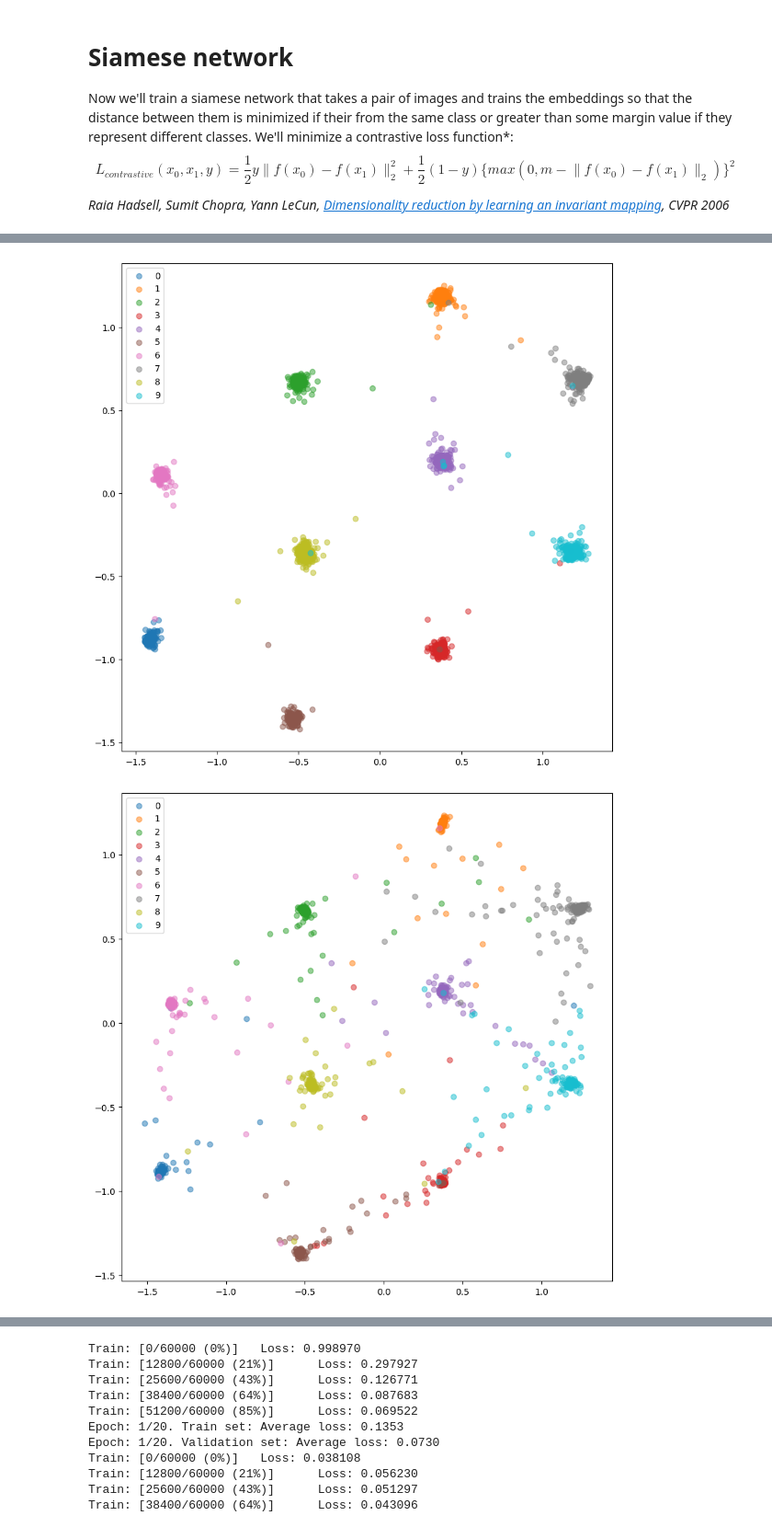
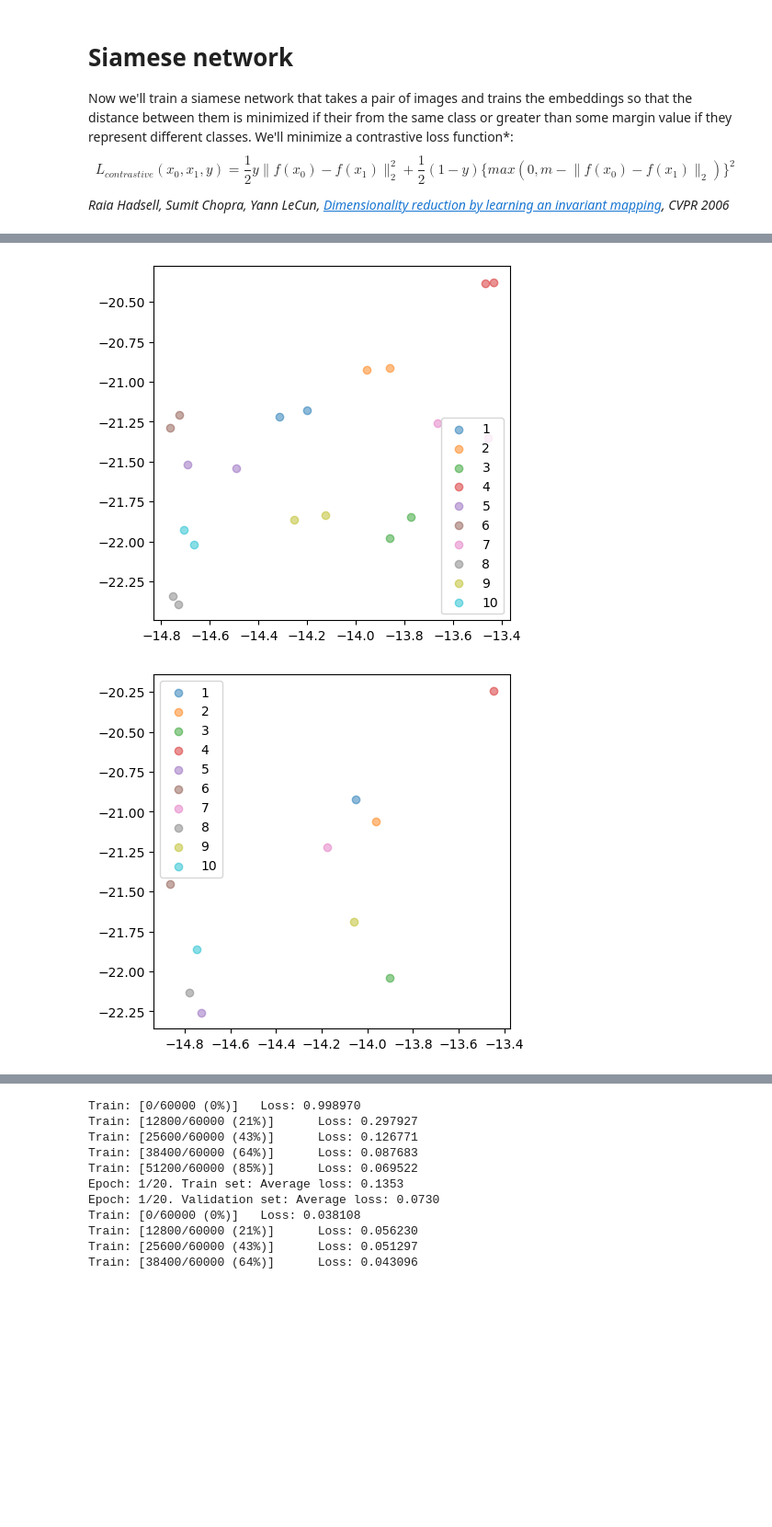
Before and after one commit to krisandre7/siamese-triplet, a Jupyter notebook: Experiments_MNIST.ipynb, the cells around one changed output, grey strips where cells are left out. Shown at 92% size. Cells and saved outputs as stored; diff of their text form; code cells hidden in the pictures; blank space fills up the shorter version.

```diff
--- a/Experiments_MNIST.ipynb
+++ b/Experiments_MNIST.ipynb
@@ -13,11 +13,11 @@ We'll be working on MNIST dataset
 import os
 import utils
 import yaml
-
+import numpy as np
 # Open config
 with open('config.yaml', 'r') as file:
     args = yaml.safe_load(file)
 
 # Get image paths and labels from dataset
 dataset_path = os.path.join(args['dataset_dir'], args['dataset_name'])
-file_paths, labels = utils.getDataset(dataset_path)
+file_paths, labels = utils.getDataset(dataset_path, args['dataset_name'])
@@ -130,2 +134,2 @@ log_interval = 50
 # %%
-fit(train_loader, test_loader, model, loss_fn, optimizer, scheduler, n_epochs, cuda, log_interval, metrics=[AccumulatedAccuracyMetric()])
+# fit(train_loader, test_loader, model, loss_fn, optimizer, scheduler, n_epochs, device, log_interval, metrics=[AccumulatedAccuracyMetric()])
@@ -166,30 +149,40 @@ $$L_{contrastive}(x_0, x_1, y) = \frac{1}{2} y \lVert f(x_0)-f(x_1)\rVert_2^2 +
 *Raia Hadsell, Sumit Chopra, Yann LeCun, [Dimensionality reduction by learning an invariant mapping](http://yann.lecun.com/exdb/publis/pdf/hadsell-chopra-lecun-06.pdf), CVPR 2006*
 # %%
 # Set up data loaders
-from datasets import SiameseMNIST
+from datasets import SiameseCasia
+import torch
 
-siamese_train_dataset = SiameseMNIST(train_dataset) # Returns pairs of images and target same/different
-siamese_test_dataset = SiameseMNIST(test_dataset)
-batch_size = 128
-kwargs = {'num_workers': 1, 'pin_memory': True} if cuda else {}
-siamese_train_loader = torch.utils.data.DataLoader(siamese_train_dataset, batch_size=batch_size, shuffle=True, **kwargs)
-siamese_test_loader = torch.utils.data.DataLoader(siamese_test_dataset, batch_size=batch_size, shuffle=False, **kwargs)
+if torch.cuda.is_available():
+    torch.cuda.empty_cache()
+
+# Returns pairs of images and target same/different
+siamese_train_dataset = SiameseCasia(
+    files_train, labels_train, args['final_shape'], args['random_seed'], **args['train_dataset'])
+siamese_test_dataset = SiameseCasia(
+    files_test, labels_test, args['final_shape'], args['random_seed'], **args['test_dataset'])
+batch_size = 64
+# kwargs = {'num_workers': 1, 'pin_memory': True} if torch.cuda.is_available() else {}
+kwargs = {}
+siamese_train_loader = DataLoader(siamese_train_dataset, batch_size=batch_size, shuffle=True, **kwargs)
+siamese_test_loader = DataLoader(siamese_test_dataset, batch_size=batch_size, shuffle=False, **kwargs)
 
 # Set up the network and training parameters
 from networks import EmbeddingNet, SiameseNet
 from losses import ContrastiveLoss
 
+# Set device to CUDA if a CUDA device is available, else CPU
+device = torch.device('cuda' if torch.cuda.is_available() else 'cpu')
+
 margin = 1.
-embedding_net = EmbeddingNet()
+embedding_net = EmbeddingNet(args['final_shape'])
 model = SiameseNet(embedding_net)
-if cuda:
-    model.cuda()
+model.to(device)
 loss_fn = ContrastiveLoss(margin)
 lr = 1e-3
 optimizer = optim.Adam(model.parameters(), lr=lr)
 scheduler = lr_scheduler.StepLR(optimizer, 8, gamma=0.1, last_epoch=-1)
 n_epochs = 20
-log_interval = 100
+log_interval = 5
 # %%
-fit(siamese_train_loader, siamese_test_loader, model, loss_fn, optimizer, scheduler, n_epochs, cuda, log_interval)
+fit(siamese_train_loader, siamese_test_loader, model, loss_fn, optimizer, scheduler, n_epochs, device, log_interval)
 # %% [output]
@@ -213,11 +206,11 @@ Epoch: 20/20. Validation set: Average loss: 0.0041
 # %%
-train_embeddings_cl, train_labels_cl = extract_embeddings(train_loader, model)
+train_embeddings_cl, train_labels_cl = extract_embeddings(train_loader, model, device)
 plot_embeddings(train_embeddings_cl, train_labels_cl)
-val_embeddings_cl, val_labels_cl = extract_embeddings(test_loader, model)
+val_embeddings_cl, val_labels_cl = extract_embeddings(test_loader, model, device)
 plot_embeddings(val_embeddings_cl, val_labels_cl)
 # %% [output]
-[figure, old version]
+[figure, new version]
-[figure, old version]
+[figure, new version]
 # %% [markdown]
 # Triplet network
 We'll train a triplet network, that takes an anchor, positive (same class as anchor) and negative (different class than anchor) examples. The objective is to learn embeddings such that the anchor is closer to the positive example than it is to the negative example by some margin value.
```
Also changed, not shown: parts of 13 cells of this notebook, 5 other files.
